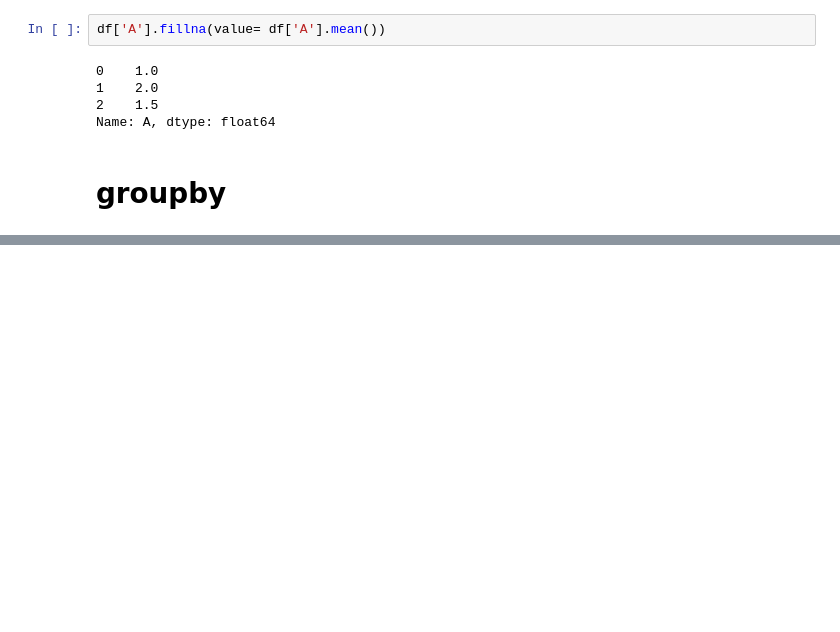
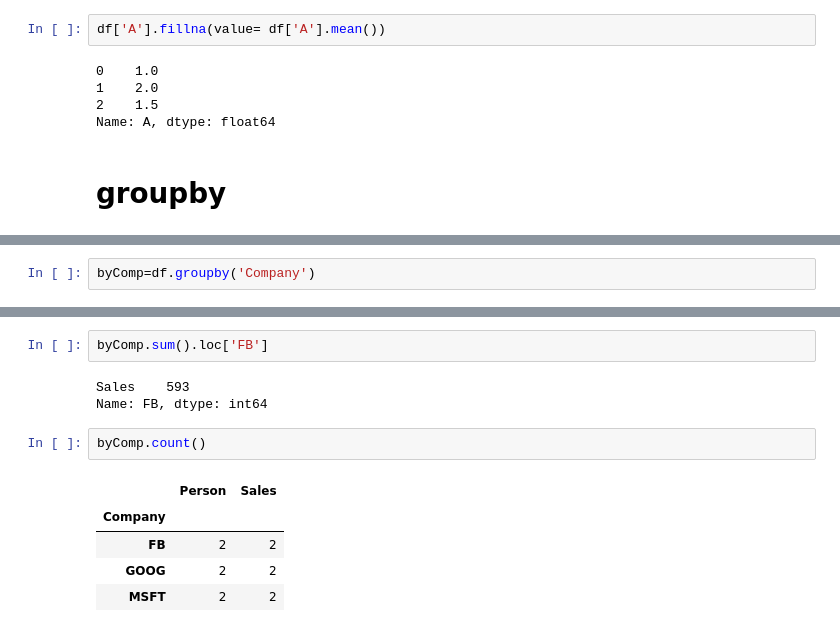
Before and after one commit to gunjanmimo/Data-Science, a Jupyter notebook: pandas/pandas.ipynb, the cells around one changed output, grey strips where cells are left out. Drawn from its saved outputs; the diff is of its cells as text; blank space fills up the shorter version.

```diff
--- a/pandas/pandas.ipynb
+++ b/pandas/pandas.ipynb
@@ -448,0 +465,2 @@ Name: A, dtype: float64
+# %%
+byComp=df.groupby('Company')
@@ -448,0 +483,13 @@ Name: A, dtype: float64
+# %%
+byComp.sum().loc['FB']
+# %% [output]
+Sales    593
+Name: FB, dtype: int64
+# %%
+byComp.count()
+# %% [output]
+|  | Person | Sales |
+| Company |  |  |
+| FB | 2 | 2 |
+| GOOG | 2 | 2 |
+| MSFT | 2 | 2 |
```
Also changed, not shown: parts of 7 cells of this notebook.
